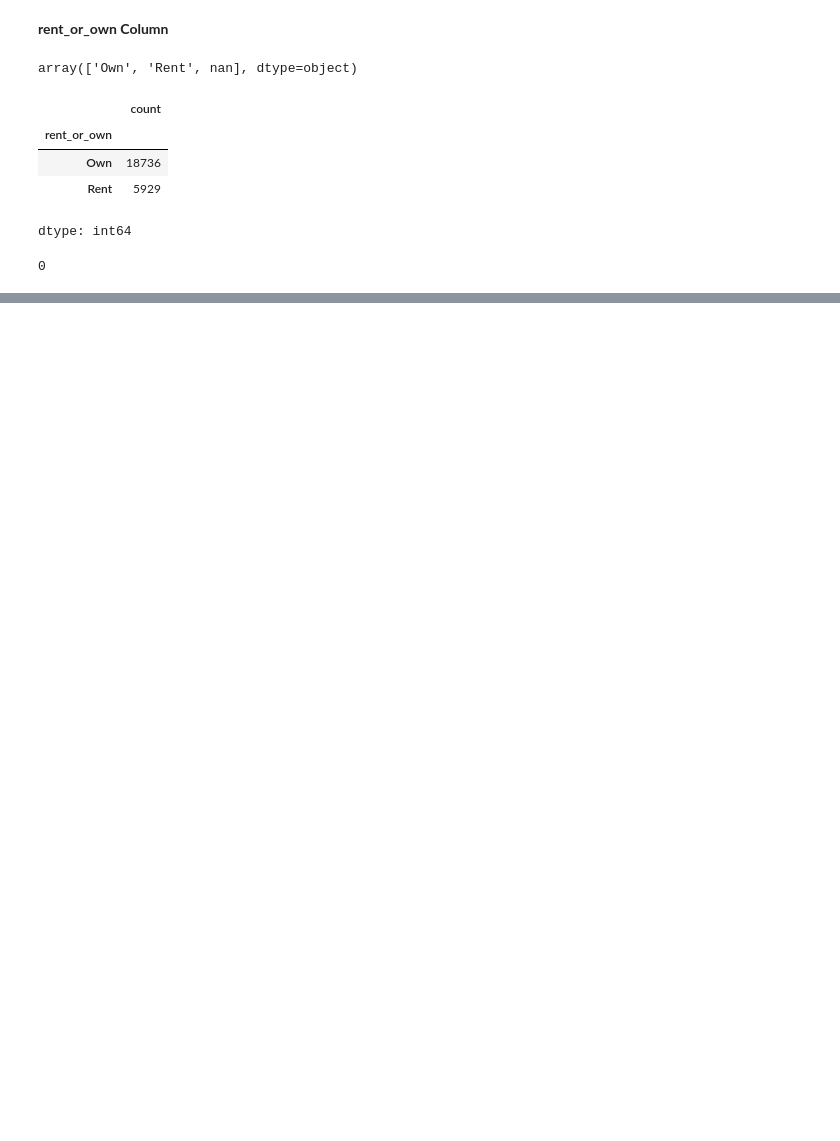
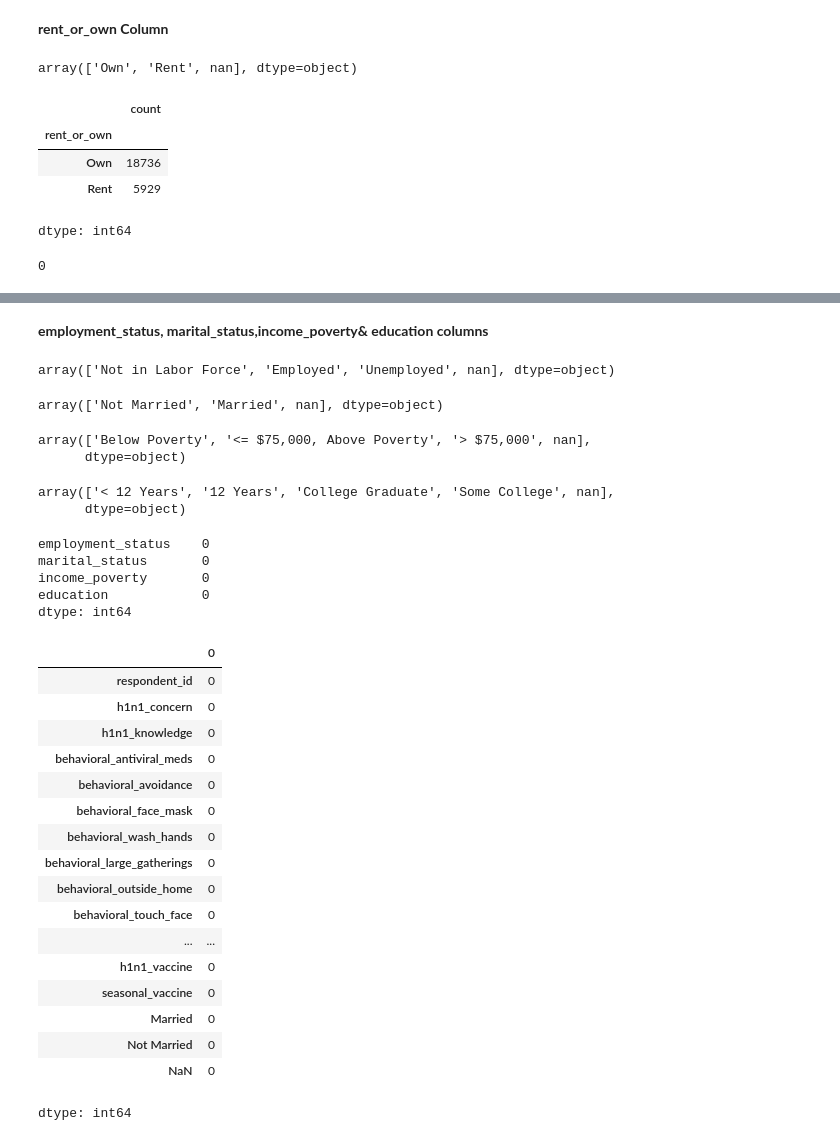
Before and after one commit to KeyMoney22/Flu-Shot-Learning, a Jupyter notebook: Flu_Shot_Learning_Predict_H1N1_and_Seasonal_Flu_Vaccines.ipynb, the cells around one changed output, grey strips where cells are left out. Drawn from its saved outputs; the diff is of its cells as text; code cells hidden in the pictures; blank space fills up the shorter version.

```diff
--- a/Flu_Shot_Learning_Predict_H1N1_and_Seasonal_Flu_Vaccines.ipynb
+++ b/Flu_Shot_Learning_Predict_H1N1_and_Seasonal_Flu_Vaccines.ipynb
@@ -94,0 +267,2 @@ memory usage: 7.7+ MB
+# %%
+df_train_copy['behavioral_avoidance'].fillna(0, inplace=True)
@@ -607 +601,75 @@ df_train_copy.isnull().sum()
 dtype: int64
+# %% [markdown]
+**employment_status, marital_status,income_poverty& education columns**
+# %%
+df_train_copy['employment_status'].unique()
+# %% [output]
+array(['Not in Labor Force', 'Employed', 'Unemployed', nan], dtype=object)
+# %%
+df_train_copy['marital_status'].unique()
+# %% [output]
+array(['Not Married', 'Married', nan], dtype=object)
+# %%
+df_train_copy['income_poverty'].unique()
+# %% [output]
+array(['Below Poverty', '<= $75,000, Above Poverty', '> $75,000', nan],
+      dtype=object)
+# %%
+df_train_copy['education'].unique()
+# %% [output]
+array(['< 12 Years', '12 Years', 'College Graduate', 'Some College', nan],
+      dtype=object)
+# %%
+# Using machine learning to replace nan values in  employment_status, marital_status,income_poverty,education columns
+
+# Select columns with missing values
+cols_to_impute = ['employment_status', 'marital_status', 'income_poverty', 'education']
+
+# Create a KNNImputer object
+imputer = KNNImputer(n_neighbors=5)
+
+# Loop through the columns and impute missing values using KNN
+for col in cols_to_impute:
+  # Convert categorical values to numerical using Label Encoding (optional, but can improve KNN performance)
+  le = LabelEncoder()
+  encoded_col = le.fit_transform(df_train_copy[col].fillna('Unknown'))  # Fill NaN with 'Unknown' for now
+  encoded_col_reshaped = encoded_col.reshape(-1, 1)
+
+  # Fit and transform the imputer on the encoded column
+  imputed_col = imputer.fit_transform(encoded_col_reshaped)
+
+  # Convert the imputed numerical values back to categorical
+  imputed_col_decoded = le.inverse_transform(imputed_col.astype(int).flatten())
+
+  # Replace the original column with the imputed values
+  df_train_copy[col] = imputed_col_decoded
+
+# Check for missing values in the imputed columns
+print(df_train_copy[cols_to_impute].isnull().sum())
+# %% [output]
+employment_status    0
+marital_status       0
+income_poverty       0
+education            0
+dtype: int64
+# %%
+df_train_copy.isnull().sum()
+# %% [output]
+|  | 0 |
+| respondent_id | 0 |
+| h1n1_concern | 0 |
+| h1n1_knowledge | 0 |
+| behavioral_antiviral_meds | 0 |
+| behavioral_avoidance | 0 |
+| behavioral_face_mask | 0 |
+| behavioral_wash_hands | 0 |
+| behavioral_large_gatherings | 0 |
+| behavioral_outside_home | 0 |
+| behavioral_touch_face | 0 |
+| ... | ... |
+| h1n1_vaccine | 0 |
+| seasonal_vaccine | 0 |
+| Married | 0 |
+| Not Married | 0 |
+| NaN | 0 |
+dtype: int64
```
Also changed, not shown: parts of 88 cells of this notebook.
